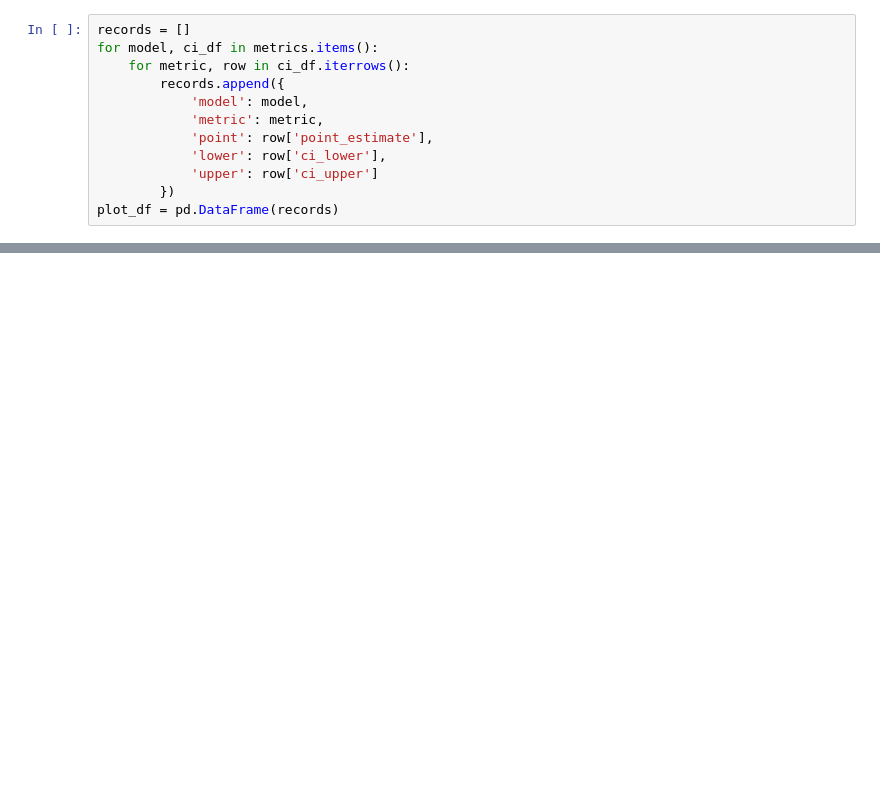
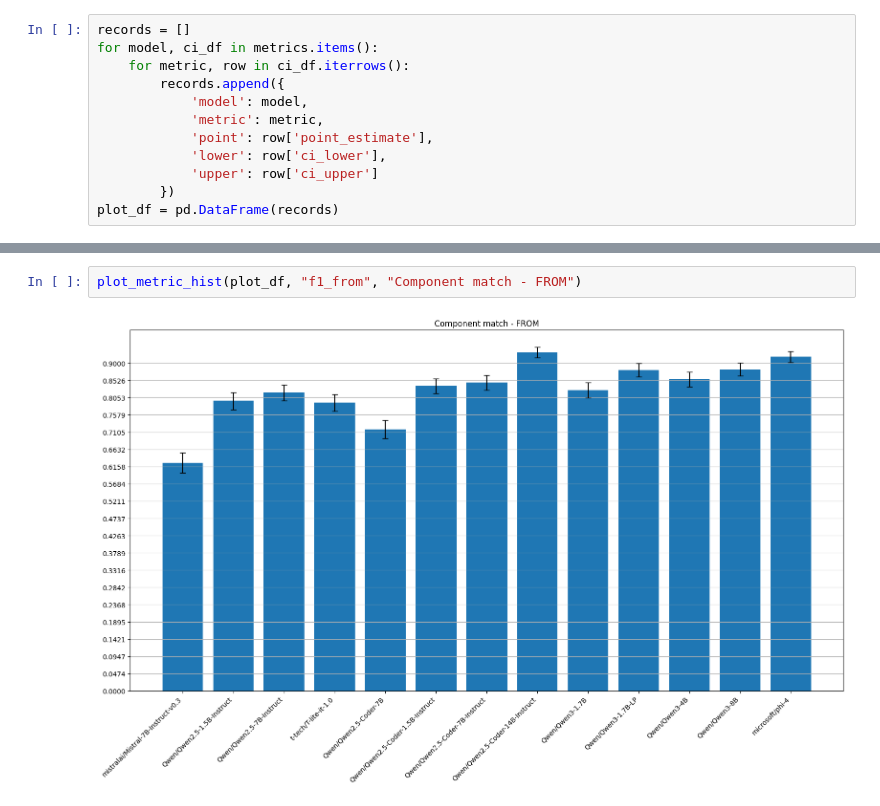
Before and after one commit to kavlab/text-to-1c, a Jupyter notebook: evaluate/compare.ipynb, the cells around one changed output, grey strips where cells are left out. Drawn from its saved outputs; the diff is of its cells as text; blank space fills up the shorter version.

```diff
--- a/evaluate/compare.ipynb
+++ b/evaluate/compare.ipynb
@@ -169,0 +165,4 @@ plt.show()
+# %%
+plot_metric_hist(plot_df, "f1_from", "Component match - FROM")
+# %% [output]
+[figure, added]
```
Also changed, not shown: parts of 29 cells of this notebook.
